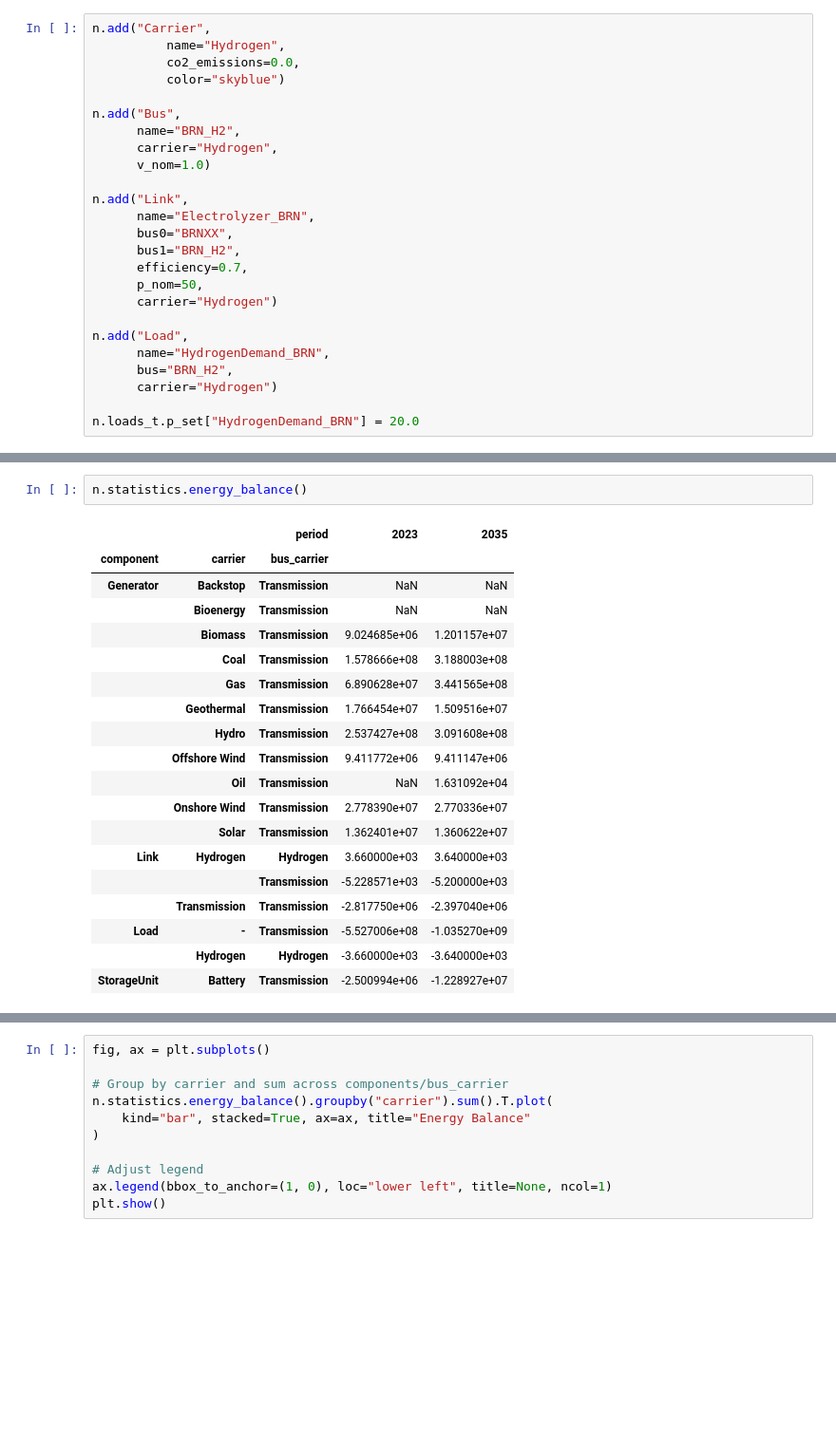
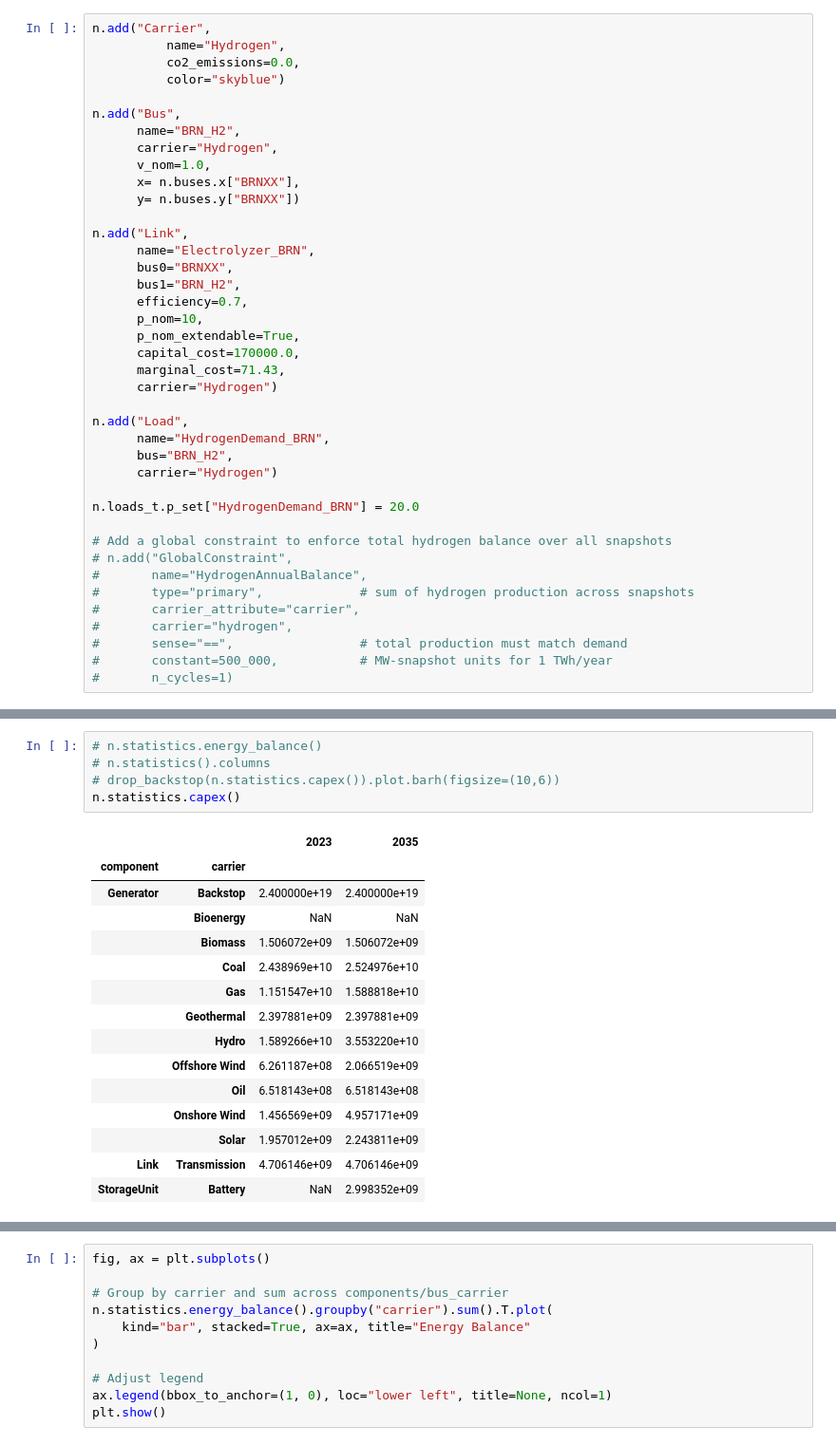
Before and after one commit to anson25gg/FYP-TZ-APG-Hydrogen-Integration, a Jupyter notebook: H2nodes.ipynb, the cells around one changed output, grey strips where cells are left out. Shown at 95% size. Cells and saved outputs as stored; diff of their text form; blank space fills up the shorter version.

```diff
--- a/H2nodes.ipynb
+++ b/H2nodes.ipynb
@@ -20,14 +25,19 @@ n.add("Carrier",
 n.add("Bus",
       name="BRN_H2",
       carrier="Hydrogen",
-      v_nom=1.0)
+      v_nom=1.0,
+      x= n.buses.x["BRNXX"],
+      y= n.buses.y["BRNXX"])
 
 n.add("Link",
       name="Electrolyzer_BRN",
       bus0="BRNXX",
       bus1="BRN_H2",
       efficiency=0.7,
-      p_nom=50,
+      p_nom=10,
+      p_nom_extendable=True,
+      capital_cost=170000.0,
+      marginal_cost=71.43,
       carrier="Hydrogen")
 
 n.add("Load",
@@ -36,6 +46,16 @@ n.add("Load",
       carrier="Hydrogen")
 
 n.loads_t.p_set["HydrogenDemand_BRN"] = 20.0
+
+# Add a global constraint to enforce total hydrogen balance over all snapshots
+# n.add("GlobalConstraint",
+#       name="HydrogenAnnualBalance",
+#       type="primary",             # sum of hydrogen production across snapshots
+#       carrier_attribute="carrier",
+#       carrier="hydrogen",
+#       sense="==",                 # total production must match demand
+#       constant=500_000,           # MW-snapshot units for 1 TWh/year
+#       n_cycles=1)
 # %%
 n.optimize(n.snapshots[::24])
 # %% [output]
@@ -62,22 +126,21 @@ n.statistics.installed_capacity.plot()
 # %%
-n.statistics.energy_balance()
+# n.statistics.energy_balance()
+# n.statistics().columns
+# drop_backstop(n.statistics.capex()).plot.barh(figsize=(10,6))
+n.statistics.capex()
 # %% [output]
-|  |  | period | 2023 | 2035 |
-| component | carrier | bus_carrier |  |  |
-| Generator | Backstop | Transmission | NaN | NaN |
-|  | Bioenergy | Transmission | NaN | NaN |
-|  | Biomass | Transmission | 9.024685e+06 | 1.201157e+07 |
-|  | Coal | Transmission | 1.578666e+08 | 3.188003e+08 |
-|  | Gas | Transmission | 6.890628e+07 | 3.441565e+08 |
-|  | Geothermal | Transmission | 1.766454e+07 | 1.509516e+07 |
-|  | Hydro | Transmission | 2.537427e+08 | 3.091608e+08 |
-|  | Offshore Wind | Transmission | 9.411772e+06 | 9.411147e+06 |
-|  | Oil | Transmission | NaN | 1.631092e+04 |
-|  | Onshore Wind | Transmission | 2.778390e+07 | 2.770336e+07 |
-|  | Solar | Transmission | 1.362401e+07 | 1.360622e+07 |
-| Link | Hydrogen | Hydrogen | 3.660000e+03 | 3.640000e+03 |
-|  |  | Transmission | -5.228571e+03 | -5.200000e+03 |
-|  | Transmission | Transmission | -2.817750e+06 | -2.397040e+06 |
-| Load | - | Transmission | -5.527006e+08 | -1.035270e+09 |
-|  | Hydrogen | Hydrogen | -3.660000e+03 | -3.640000e+03 |
-| StorageUnit | Battery | Transmission | -2.500994e+06 | -1.228927e+07 |
+|  |  | 2023 | 2035 |
+| component | carrier |  |  |
+| Generator | Backstop | 2.400000e+19 | 2.400000e+19 |
+|  | Bioenergy | NaN | NaN |
+|  | Biomass | 1.506072e+09 | 1.506072e+09 |
+|  | Coal | 2.438969e+10 | 2.524976e+10 |
+|  | Gas | 1.151547e+10 | 1.588818e+10 |
+|  | Geothermal | 2.397881e+09 | 2.397881e+09 |
+|  | Hydro | 1.589266e+10 | 3.553220e+10 |
+|  | Offshore Wind | 6.261187e+08 | 2.066519e+09 |
+|  | Oil | 6.518143e+08 | 6.518143e+08 |
+|  | Onshore Wind | 1.456569e+09 | 4.957171e+09 |
+|  | Solar | 1.957012e+09 | 2.243811e+09 |
+| Link | Transmission | 4.706146e+09 | 4.706146e+09 |
+| StorageUnit | Battery | NaN | 2.998352e+09 |
```
Also changed, not shown: parts of 8 cells of this notebook, 4 other files.
